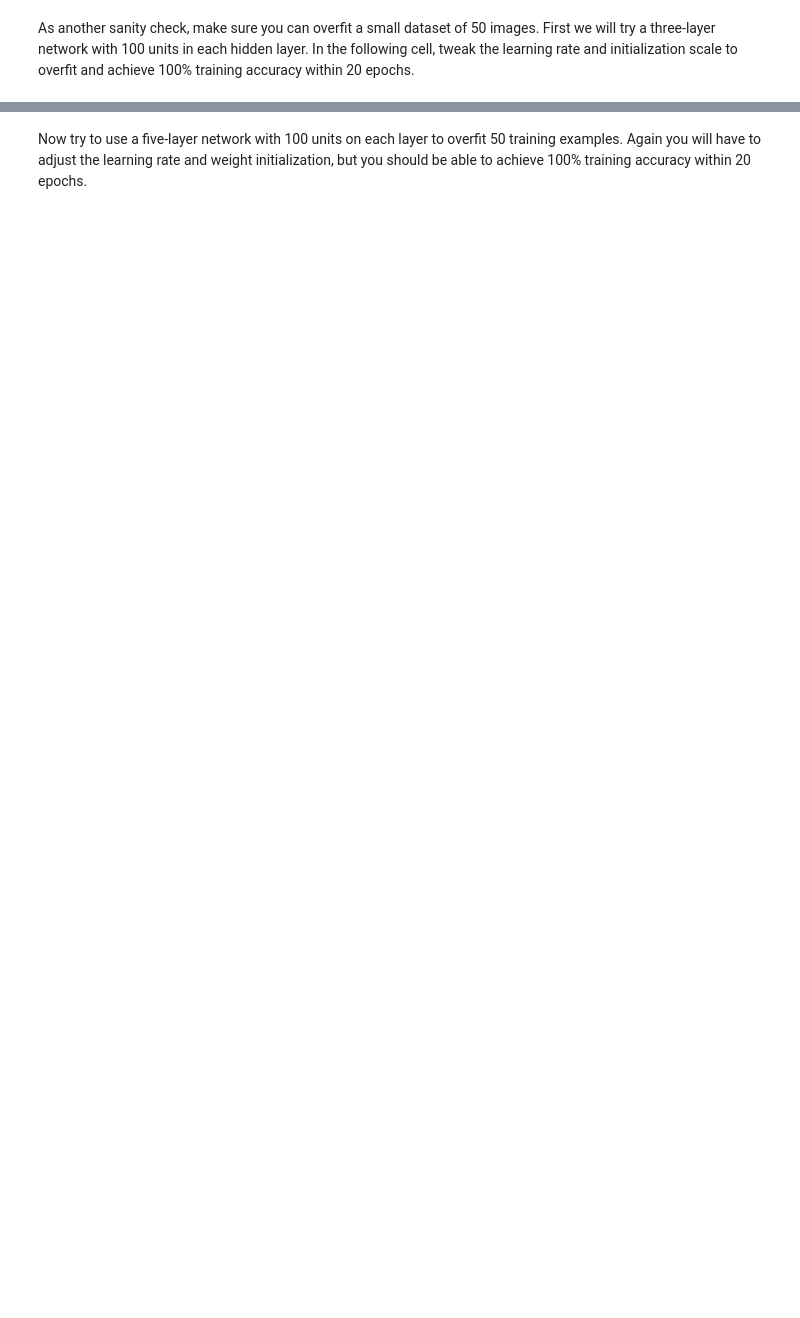
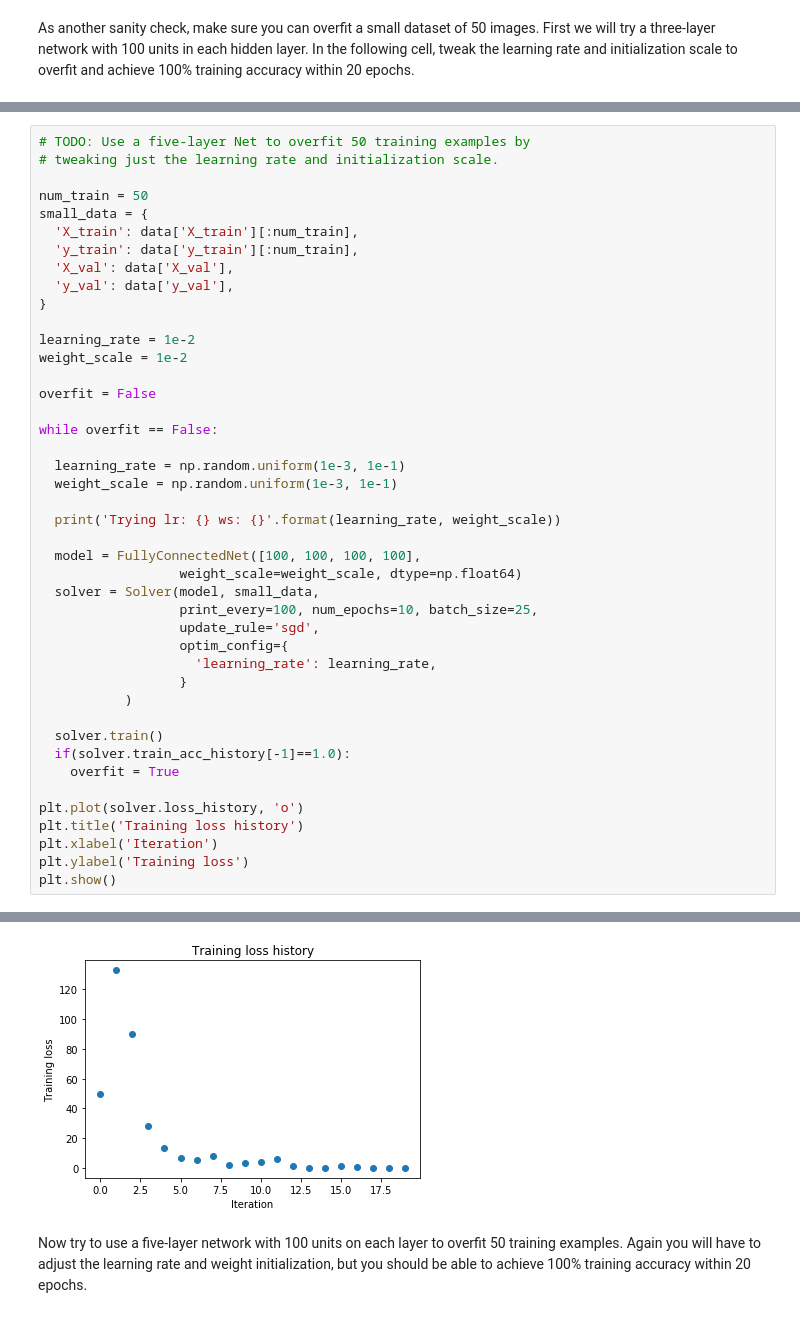
Before and after one commit to tomasz-lewicki/CS231n, a Jupyter notebook: assignment2/FullyConnectedNets.ipynb, the cells around one changed output, grey strips where cells are left out. Drawn from its saved outputs; the diff is of its cells as text; blank space fills up the shorter version.

Commit message:
finished FullyConnectedNets, should revise after dropout

```diff
--- a/assignment2/FullyConnectedNets.ipynb
+++ b/assignment2/FullyConnectedNets.ipynb
@@ -454,0 +498,44 @@ plt.show()
+# %%
+# TODO: Use a five-layer Net to overfit 50 training examples by
+# tweaking just the learning rate and initialization scale.
+
+num_train = 50
+small_data = {
+  'X_train': data['X_train'][:num_train],
+  'y_train': data['y_train'][:num_train],
+  'X_val': data['X_val'],
+  'y_val': data['y_val'],
+}
+
+learning_rate = 1e-2
+weight_scale = 1e-2
+
+overfit = False
+
+while overfit == False:
+
+  learning_rate = np.random.uniform(1e-3, 1e-1)
+  weight_scale = np.random.uniform(1e-3, 1e-1)
+
+  print('Trying lr: {} ws: {}'.format(learning_rate, weight_scale))
+
+  model = FullyConnectedNet([100, 100, 100, 100],
+                  weight_scale=weight_scale, dtype=np.float64)
+  solver = Solver(model, small_data,
+                  print_every=100, num_epochs=10, batch_size=25,
+                  update_rule='sgd',
+                  optim_config={
+                    'learning_rate': learning_rate,
+                  }
+           )
+
+  solver.train()
+  if(solver.train_acc_history[-1]==1.0):
+    overfit = True
+
+plt.plot(solver.loss_history, 'o')
+plt.title('Training loss history')
+plt.xlabel('Iteration')
+plt.ylabel('Training loss')
+plt.show()
+# %% [output]
@@ -455,2 +596,3 @@ plt.show()
+[figure, added]
 # %% [markdown]
 Now try to use a five-layer network with 100 units on each layer to overfit 50 training examples. Again you will have to adjust the learning rate and weight initialization, but you should be able to achieve 100% training accuracy within 20 epochs.
```
Also changed, not shown: parts of 22 cells of this notebook, 2 other files.
